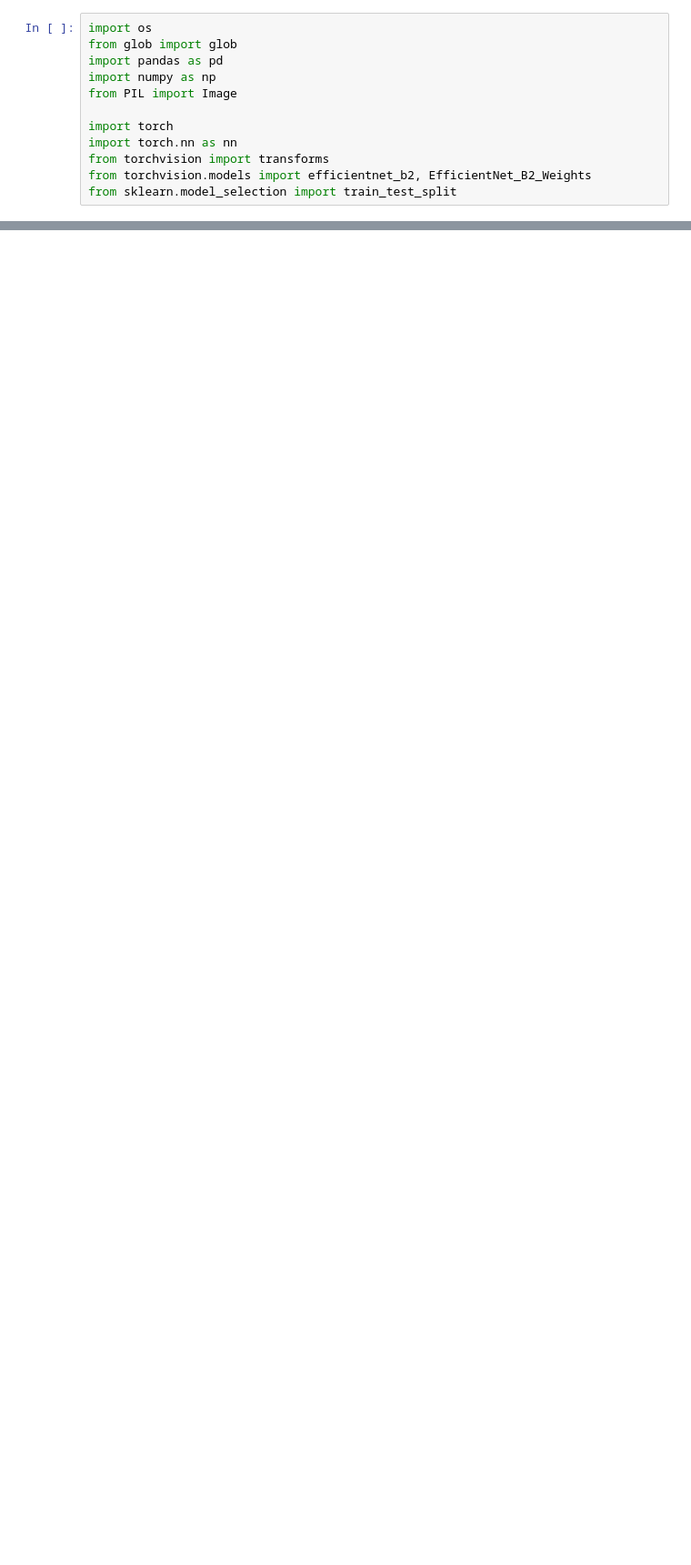
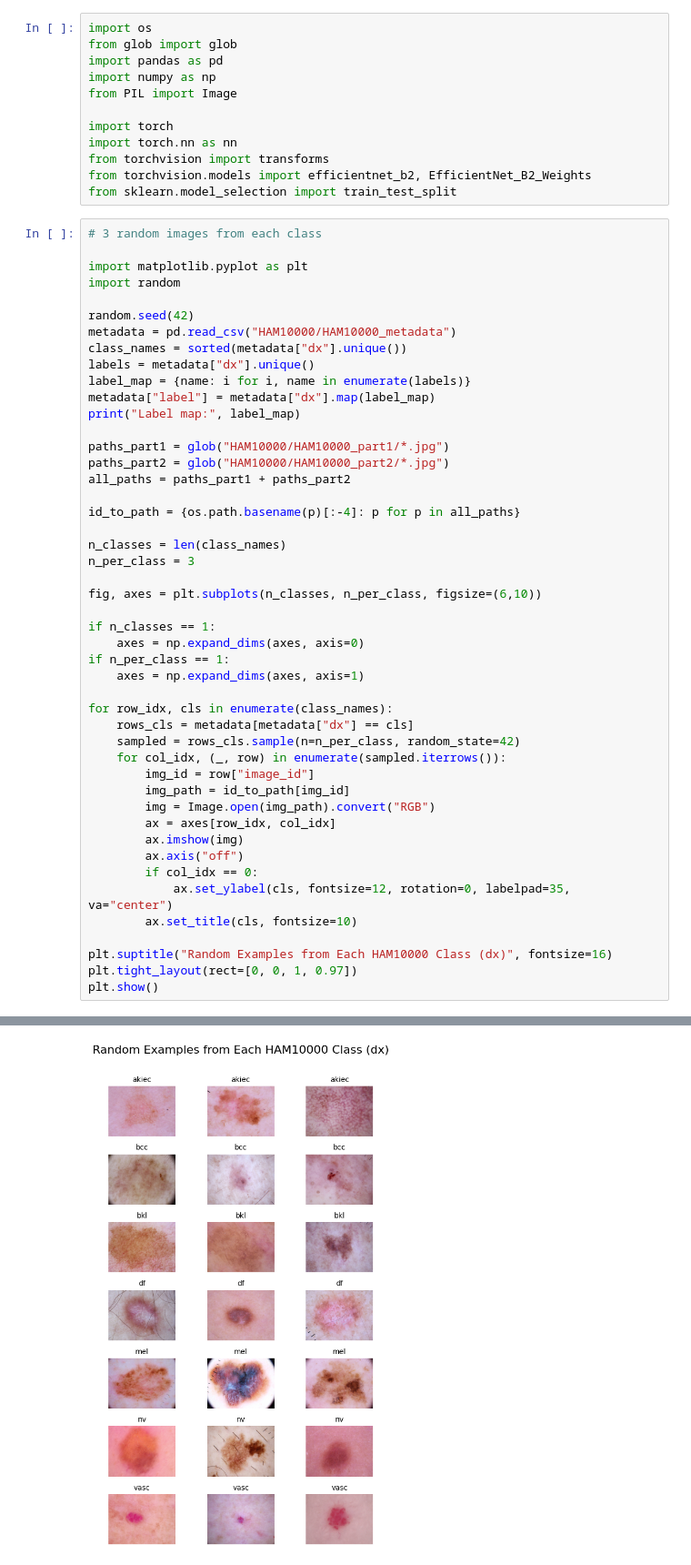
Before and after one commit to MarleaM/DeepLearningForSkinLesions, a Jupyter notebook: SkinLesionCNN.ipynb, the cells around one changed output, grey strips where cells are left out. Shown at 91% size. Saved outputs shown, nothing was run; the diff lists cells and outputs as text; blank space fills up the shorter version.

```diff
--- a/SkinLesionCNN.ipynb
+++ b/SkinLesionCNN.ipynb
@@ -10,3 +10,51 @@ import torch.nn as nn
 from torchvision import transforms
 from torchvision.models import efficientnet_b2, EfficientNet_B2_Weights
 from sklearn.model_selection import train_test_split
+# %%
+# 3 random images from each class
+
+import matplotlib.pyplot as plt
+import random
+
+random.seed(42)
+metadata = pd.read_csv("HAM10000/HAM10000_metadata")
+class_names = sorted(metadata["dx"].unique())
+labels = metadata["dx"].unique()
+label_map = {name: i for i, name in enumerate(labels)}
+metadata["label"] = metadata["dx"].map(label_map)
+print("Label map:", label_map)
+
+paths_part1 = glob("HAM10000/HAM10000_part1/*.jpg")
+paths_part2 = glob("HAM10000/HAM10000_part2/*.jpg")
+all_paths = paths_part1 + paths_part2
+
+id_to_path = {os.path.basename(p)[:-4]: p for p in all_paths}
+
+n_classes = len(class_names)
+n_per_class = 3
+
+fig, axes = plt.subplots(n_classes, n_per_class, figsize=(6,10))
+
+if n_classes == 1:
+    axes = np.expand_dims(axes, axis=0)
+if n_per_class == 1:
+    axes = np.expand_dims(axes, axis=1)
+
+for row_idx, cls in enumerate(class_names):
+    rows_cls = metadata[metadata["dx"] == cls]
+    sampled = rows_cls.sample(n=n_per_class, random_state=42)
+    for col_idx, (_, row) in enumerate(sampled.iterrows()):
+        img_id = row["image_id"]
+        img_path = id_to_path[img_id]
+        img = Image.open(img_path).convert("RGB")
+        ax = axes[row_idx, col_idx]
+        ax.imshow(img)
+        ax.axis("off")
+        if col_idx == 0:
+            ax.set_ylabel(cls, fontsize=12, rotation=0, labelpad=35, va="center")
+        ax.set_title(cls, fontsize=10)
+
+plt.suptitle("Random Examples from Each HAM10000 Class (dx)", fontsize=16)
+plt.tight_layout(rect=[0, 0, 1, 0.97])
+plt.show()
+# %% [output]
@@ -12,0 +62 @@ from sklearn.model_selection import train_test_split
+[figure, added]
```
Also changed, not shown: parts of 3 cells of this notebook, 1 other file.
